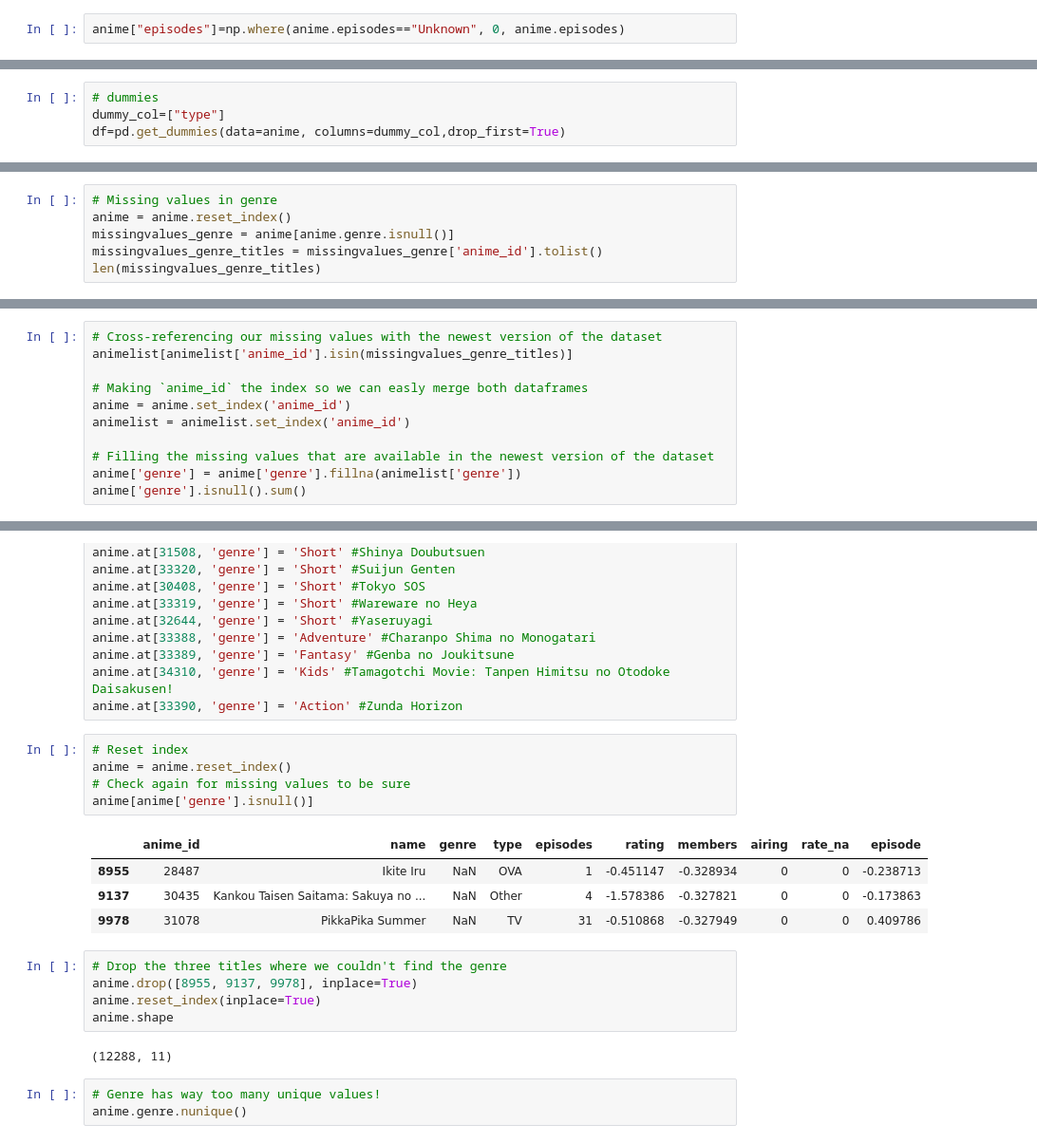
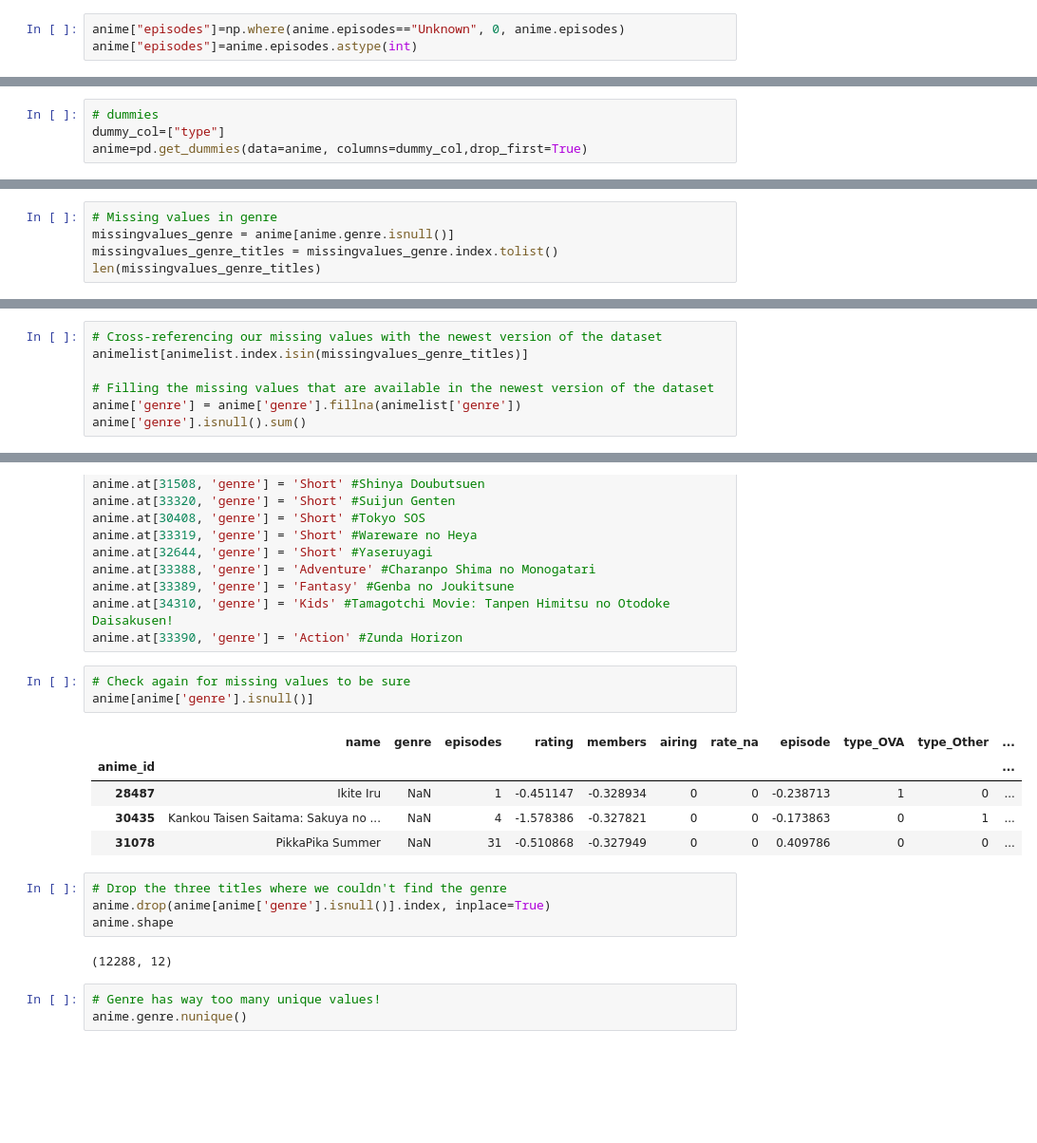
Before and after one commit to nclee17/Machine-Learning-Anime-Recommendation, a Jupyter notebook: Machine Learning.ipynb, the cells around one changed output, grey strips where cells are left out. Shown at 95% size. Cells and saved outputs as stored; diff of their text form; blank space fills up the shorter version.

```diff
--- a/Machine Learning.ipynb
+++ b/Machine Learning.ipynb
@@ -65,6 +65,7 @@ anime.loc[anime.type=="Unknown", "type"]=anime[anime.type=="Unknown"].index.map(
 anime["airing"]=np.where(anime.episodes=="Unknown", 1, 0)
 # %%
 anime["episodes"]=np.where(anime.episodes=="Unknown", 0, anime.episodes)
+anime["episodes"]=anime.episodes.astype(int)
 # %%
 # creating a dummy column for whether it was NA for rating
 anime["rate_na"]=np.where(anime.rating.isna(), 1, 0)
@@ -106,4 +107,4 @@ anime[["episode", "rating", "members"]]=scaler.fit_transform(anime[["episodes",
 # %%
 # dummies
 dummy_col=["type"]
-df=pd.get_dummies(data=anime, columns=dummy_col,drop_first=True)
+anime=pd.get_dummies(data=anime, columns=dummy_col,drop_first=True)
@@ -127,18 +111,13 @@ anime
 # %%
 # Missing values in genre
-anime = anime.reset_index()
 missingvalues_genre = anime[anime.genre.isnull()]
-missingvalues_genre_titles = missingvalues_genre['anime_id'].tolist()
+missingvalues_genre_titles = missingvalues_genre.index.tolist()
 len(missingvalues_genre_titles)
 # %% [output]
 59
 # %%
 # Cross-referencing our missing values with the newest version of the dataset
-animelist[animelist['anime_id'].isin(missingvalues_genre_titles)]
-
-# Making `anime_id` the index so we can easly merge both dataframes
-anime = anime.set_index('anime_id')
-animelist = animelist.set_index('anime_id')
+animelist[animelist.index.isin(missingvalues_genre_titles)]
 
 # Filling the missing values that are available in the newest version of the dataset
 anime['genre'] = anime['genre'].fillna(animelist['genre'])
@@ -185,22 +164,20 @@ anime.at[33389, 'genre'] = 'Fantasy' #Genba no Joukitsune
 anime.at[34310, 'genre'] = 'Kids' #Tamagotchi Movie: Tanpen Himitsu no Otodoke Daisakusen!
 anime.at[33390, 'genre'] = 'Action' #Zunda Horizon
 # %%
-# Reset index
-anime = anime.reset_index()
 # Check again for missing values to be sure
 anime[anime['genre'].isnull()]
 # %% [output]
-|  | anime_id | name | genre | type | episodes | rating | members | airing | rate_na | episode |
-| 8955 | 28487 | Ikite Iru | NaN | OVA | 1 | -0.451147 | -0.328934 | 0 | 0 | -0.238713 |
-| 9137 | 30435 | Kankou Taisen Saitama: Sakuya no ... | NaN | Other | 4 | -1.578386 | -0.327821 | 0 | 0 | -0.173863 |
-| 9978 | 31078 | PikkaPika Summer | NaN | TV | 31 | -0.510868 | -0.327949 | 0 | 0 | 0.409786 |
+|  | name | genre | episodes | rating | members | airing | rate_na | episode | type_OVA | type_Other | ... |
+| anime_id |  |  |  |  |  |  |  |  |  |  | ... |
+| 28487 | Ikite Iru | NaN | 1 | -0.451147 | -0.328934 | 0 | 0 | -0.238713 | 1 | 0 | ... |
+| 30435 | Kankou Taisen Saitama: Sakuya no ... | NaN | 4 | -1.578386 | -0.327821 | 0 | 0 | -0.173863 | 0 | 1 | ... |
+| 31078 | PikkaPika Summer | NaN | 31 | -0.510868 | -0.327949 | 0 | 0 | 0.409786 | 0 | 0 | ... |
 # %%
 # Drop the three titles where we couldn't find the genre
-anime.drop([8955, 9137, 9978], inplace=True)
-anime.reset_index(inplace=True)
+anime.drop(anime[anime['genre'].isnull()].index, inplace=True)
 anime.shape
 # %% [output]
-(12288, 11)
+(12288, 12)
 # %%
 # Genre has way too many unique values!
 anime.genre.nunique()
```
Also changed, not shown: parts of 27 cells of this notebook, 1 other file.
